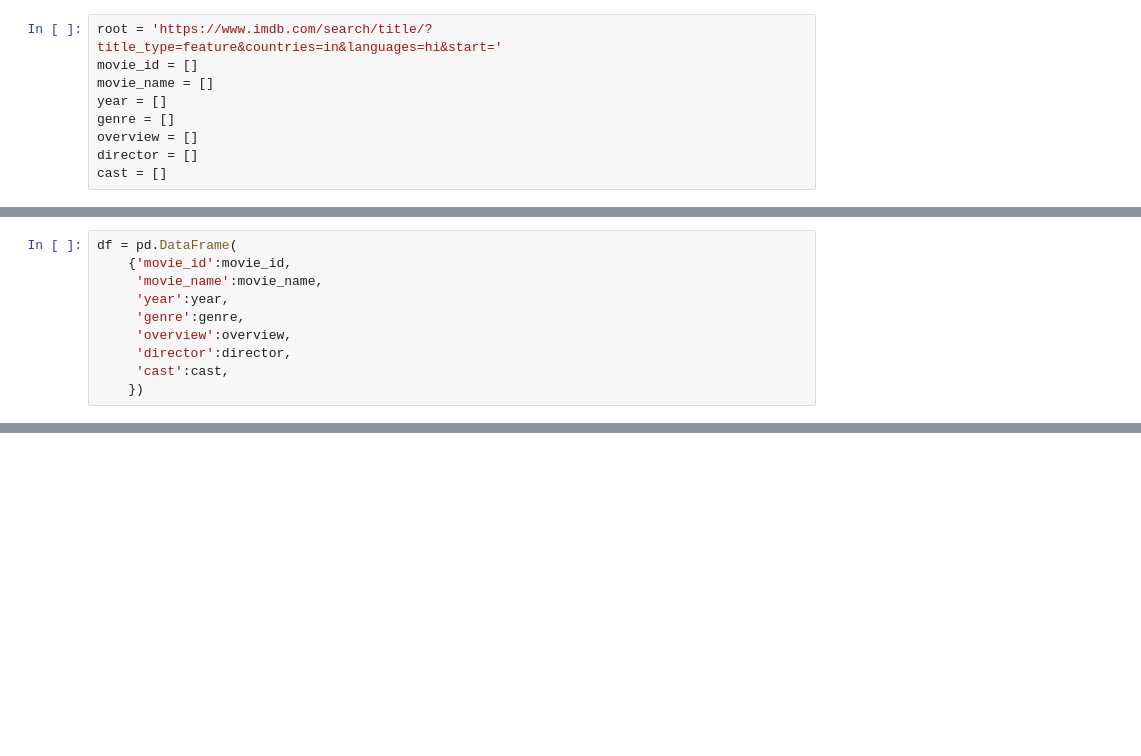
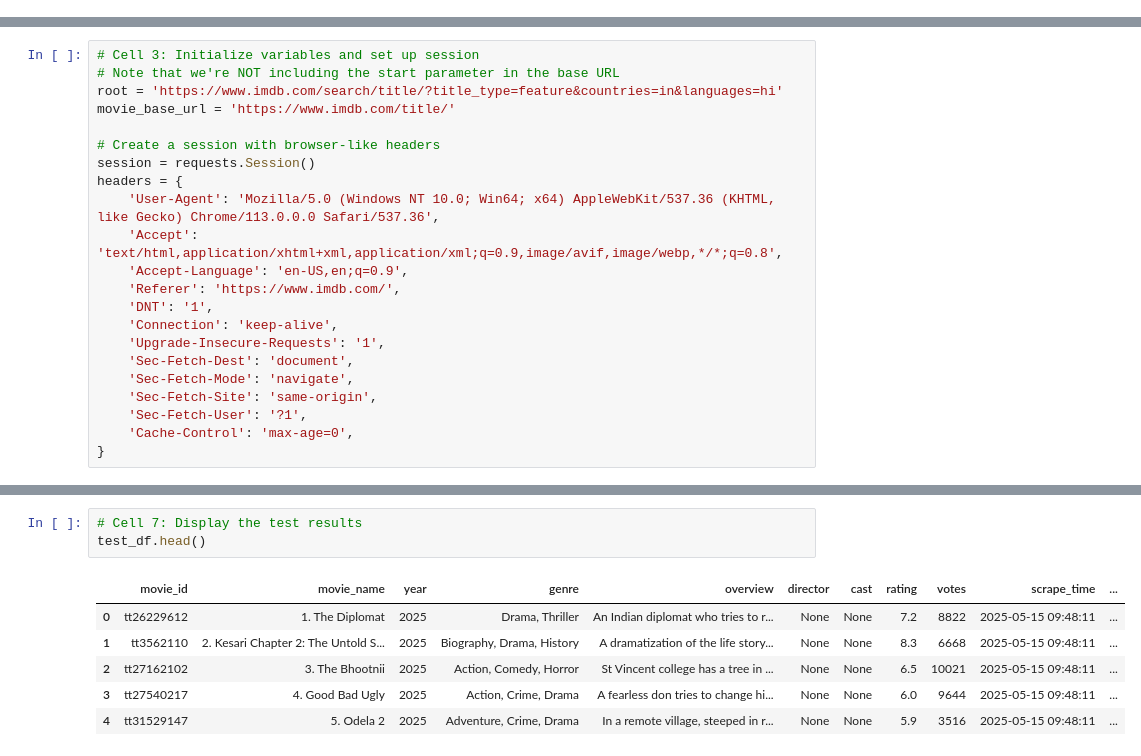
Before and after one commit to Ramji-Purwar/Movie-Recommendation, a Jupyter notebook: Scraping-Bollywood-Movies-from-IMDB.ipynb, the cells around one changed output, grey strips where cells are left out. Drawn from its saved outputs; the diff is of its cells as text; blank space fills up the shorter version.

```diff
--- a/Scraping-Bollywood-Movies-from-IMDB.ipynb
+++ b/Scraping-Bollywood-Movies-from-IMDB.ipynb
@@ -7,9 +10,0 @@ import re
-# %%
-root = 'https://www.imdb.com/search/title/?title_type=feature&countries=in&languages=hi&start='
-movie_id = []
-movie_name = []
-year = []
-genre = []
-overview = []
-director = []
-cast = []
@@ -51,10 +10,0 @@ for pages in range(1, 2200, 50):
-# %%
-df = pd.DataFrame(
-    {'movie_id':movie_id,
-     'movie_name':movie_name,
-     'year':year,
-     'genre':genre,
-     'overview':overview,
-     'director':director,
-     'cast':cast,
-    })
@@ -66,0 +22,22 @@ df.to_csv('Movie_Dataset.csv')
+# %%
+# Cell 3: Initialize variables and set up session
+# Note that we're NOT including the start parameter in the base URL
+root = 'https://www.imdb.com/search/title/?title_type=feature&countries=in&languages=hi'
+movie_base_url = 'https://www.imdb.com/title/'
+
+# Create a session with browser-like headers
+session = requests.Session()
+headers = {
+    'User-Agent': 'Mozilla/5.0 (Windows NT 10.0; Win64; x64) AppleWebKit/537.36 (KHTML, like Gecko) Chrome/113.0.0.0 Safari/537.36',
+    'Accept': 'text/html,application/xhtml+xml,application/xml;q=0.9,image/avif,image/webp,*/*;q=0.8',
+    'Accept-Language': 'en-US,en;q=0.9',
+    'Referer': 'https://www.imdb.com/',
+    'DNT': '1',
+    'Connection': 'keep-alive',
+    'Upgrade-Insecure-Requests': '1',
+    'Sec-Fetch-Dest': 'document',
+    'Sec-Fetch-Mode': 'navigate',
+    'Sec-Fetch-Site': 'same-origin',
+    'Sec-Fetch-User': '?1',
+    'Cache-Control': 'max-age=0',
+}
@@ -66,0 +426,10 @@ df.to_csv('Movie_Dataset.csv')
+# %%
+# Cell 7: Display the test results
+test_df.head()
+# %% [output]
+|  | movie_id | movie_name | year | genre | overview | director | cast | rating | votes | scrape_time | ... |
+| 0 | tt26229612 | 1. The Diplomat | 2025 | Drama, Thriller | An Indian diplomat who tries to r... | None | None | 7.2 | 8822 | 2025-05-15 09:48:11 | ... |
+| 1 | tt3562110 | 2. Kesari Chapter 2: The Untold S... | 2025 | Biography, Drama, History | A dramatization of the life story... | None | None | 8.3 | 6668 | 2025-05-15 09:48:11 | ... |
+| 2 | tt27162102 | 3. The Bhootnii | 2025 | Action, Comedy, Horror | St Vincent college has a tree in ... | None | None | 6.5 | 10021 | 2025-05-15 09:48:11 | ... |
+| 3 | tt27540217 | 4. Good Bad Ugly | 2025 | Action, Crime, Drama | A fearless don tries to change hi... | None | None | 6.0 | 9644 | 2025-05-15 09:48:11 | ... |
+| 4 | tt31529147 | 5. Odela 2 | 2025 | Adventure, Crime, Drama | In a remote village, steeped in r... | None | None | 5.9 | 3516 | 2025-05-15 09:48:11 | ... |
```
Also changed, not shown: parts of 12 cells of this notebook, 1 other file.
